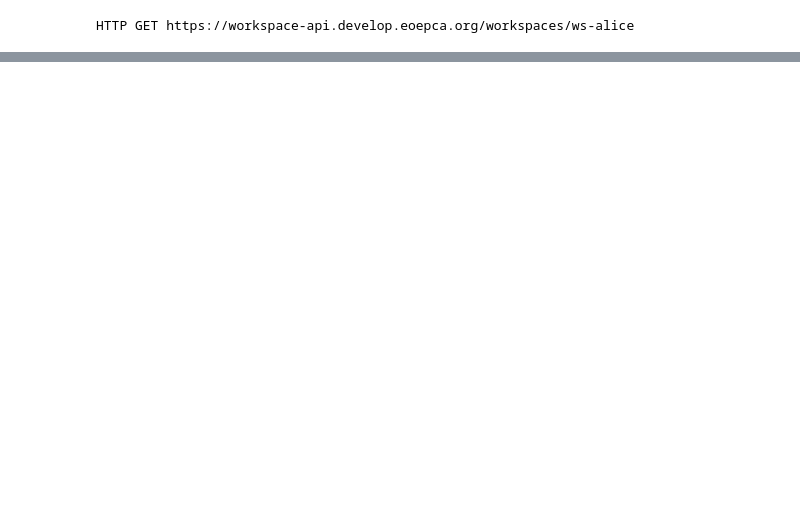
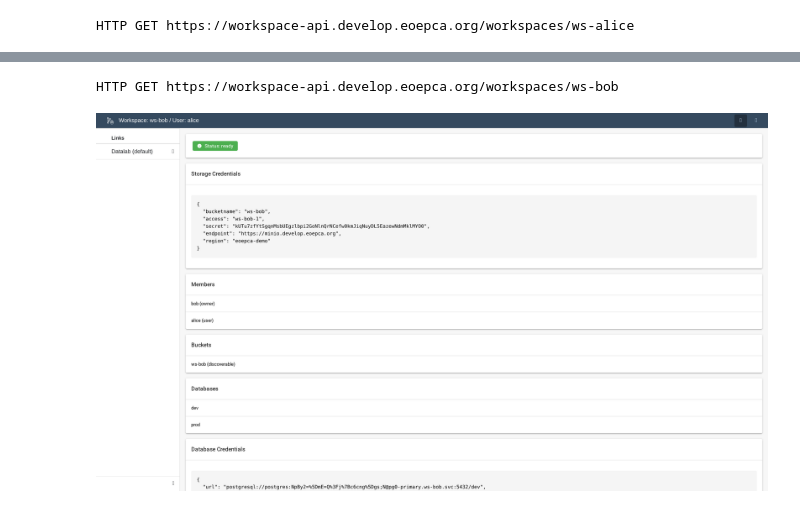
Before and after one commit to EOEPCA/workspace, a Jupyter notebook: docs/getting-started/user-view.ipynb, the cells around one changed output, grey strips where cells are left out. Saved outputs shown, nothing was run; the diff lists cells and outputs as text; code cells hidden in the pictures; blank space fills up the shorter version.

```diff
--- a/docs/getting-started/user-view.ipynb
+++ b/docs/getting-started/user-view.ipynb
@@ -210,0 +219,16 @@ await snap_with_bearer_full(f"{url}/sessions/default", token)
+# %%
+# Check workspace  status via API
+headers = {
+    'Authorization': 'bearer ' + token
+}
+url = f"{workspace_api_endpoint}/{ws_name}"
+print(f"HTTP GET {url}")
+response = requests.get(url, headers=headers)
+assert response.status_code == 200
+# %% [output]
+HTTP GET https://workspace-api.develop.eoepca.org/workspaces/ws-bob
+# %%
+# Dashboard screen (no Management Tab!)
+await snap_with_bearer_full(url, token)
+# %% [output]
+[figure, added]
```
Also changed, not shown: parts of 10 cells of this notebook, 9 other files.
